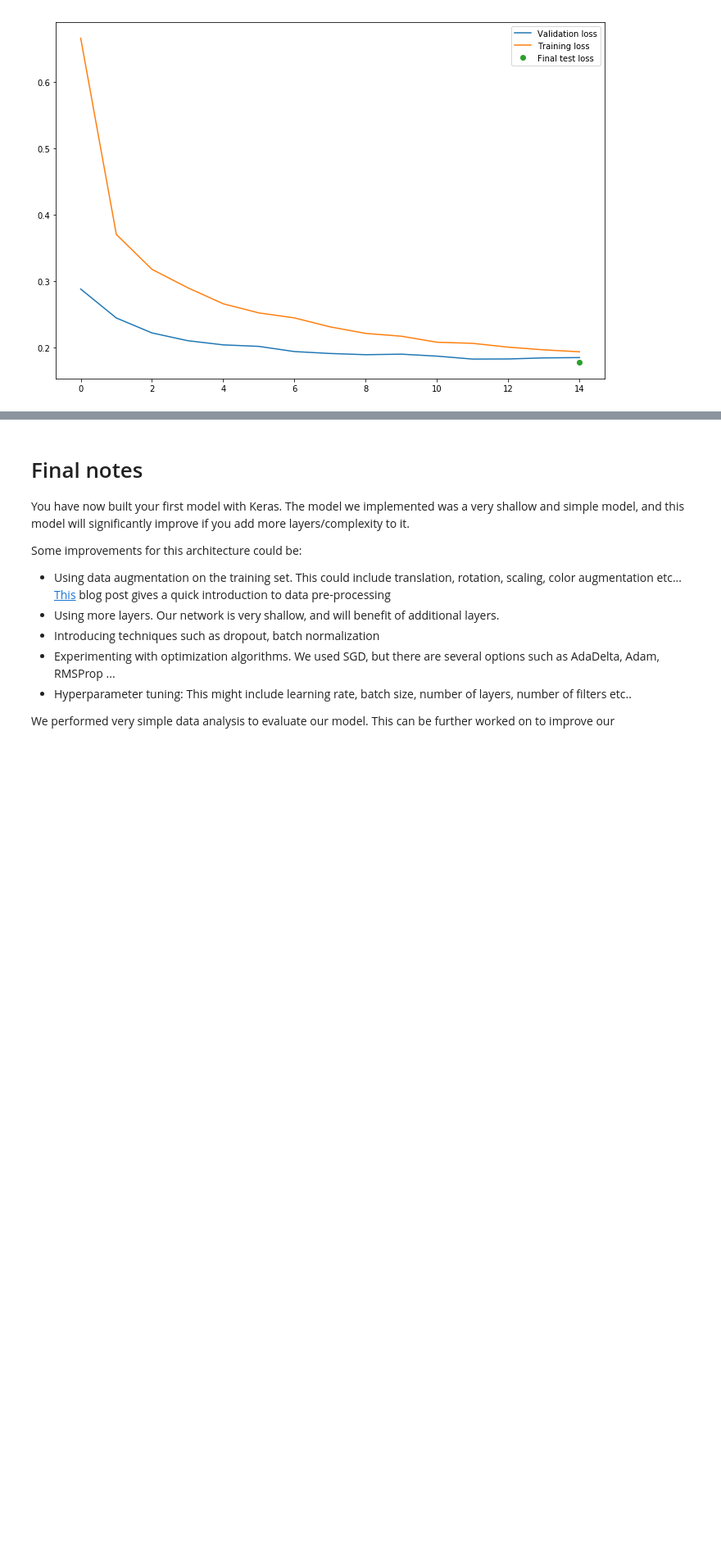
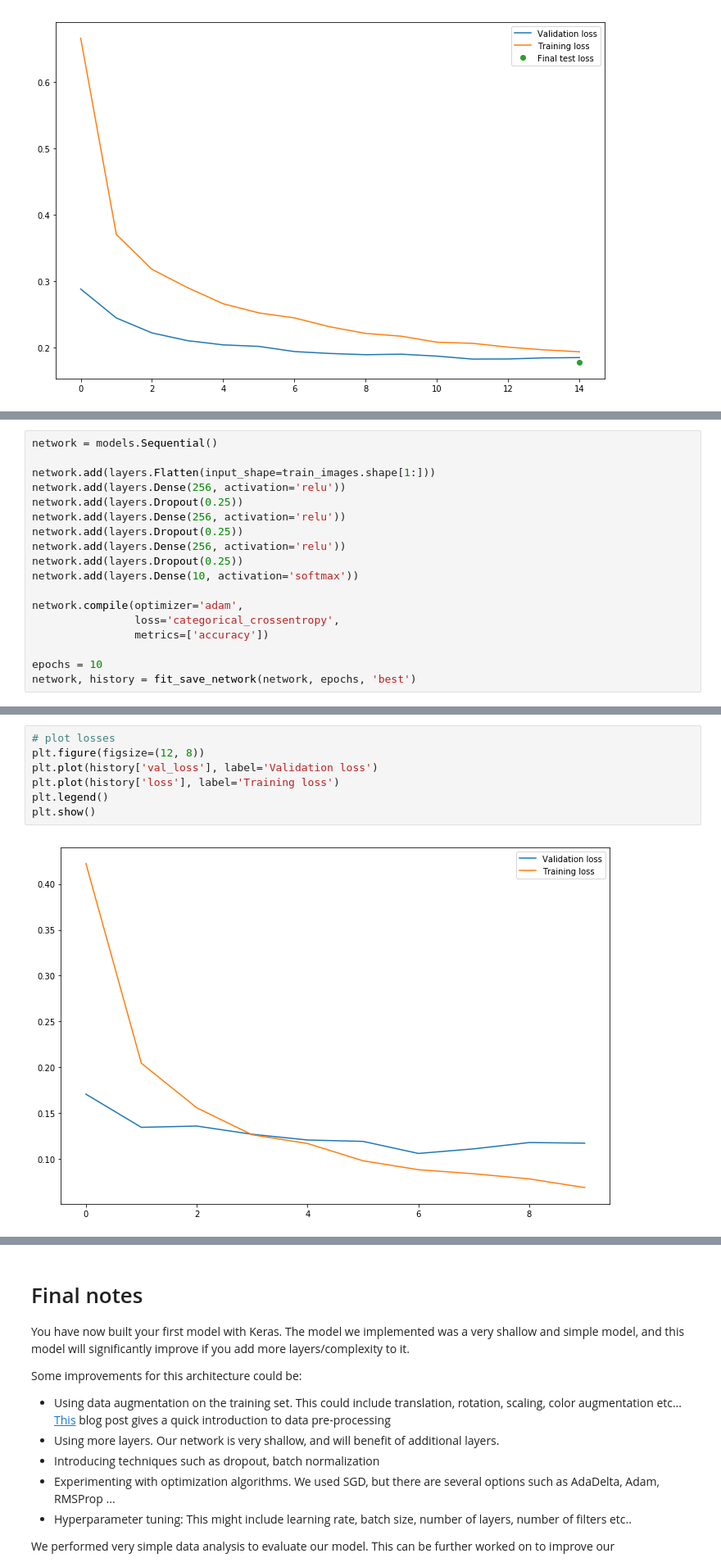
Before and after one commit to vegarab/mnist-digit-recognition-nn, a Jupyter notebook: docs/mnist-project.ipynb, the cells around one changed output, grey strips where cells are left out. Shown at 82% size. Cells and saved outputs as stored; diff of their text form; blank space fills up the shorter version.

```diff
--- a/docs/mnist-project.ipynb
+++ b/docs/mnist-project.ipynb
@@ -241,0 +252,18 @@ plt.show()
+# %%
+network = models.Sequential()
+
+network.add(layers.Flatten(input_shape=train_images.shape[1:]))
+network.add(layers.Dense(256, activation='relu'))
+network.add(layers.Dropout(0.25))
+network.add(layers.Dense(256, activation='relu'))
+network.add(layers.Dropout(0.25))
+network.add(layers.Dense(256, activation='relu'))
+network.add(layers.Dropout(0.25))
+network.add(layers.Dense(10, activation='softmax'))
+
+network.compile(optimizer='adam',
+                loss='categorical_crossentropy',
+                metrics=['accuracy'])
+
+epochs = 10
+network, history = fit_save_network(network, epochs, 'best')
@@ -241,0 +296,9 @@ plt.show()
+# %%
+# plot losses
+plt.figure(figsize=(12, 8))
+plt.plot(history['val_loss'], label='Validation loss')
+plt.plot(history['loss'], label='Training loss')
+plt.legend()
+plt.show()
+# %% [output]
+[figure, added]
```
Also changed, not shown: parts of 15 cells of this notebook, 7 other files.
